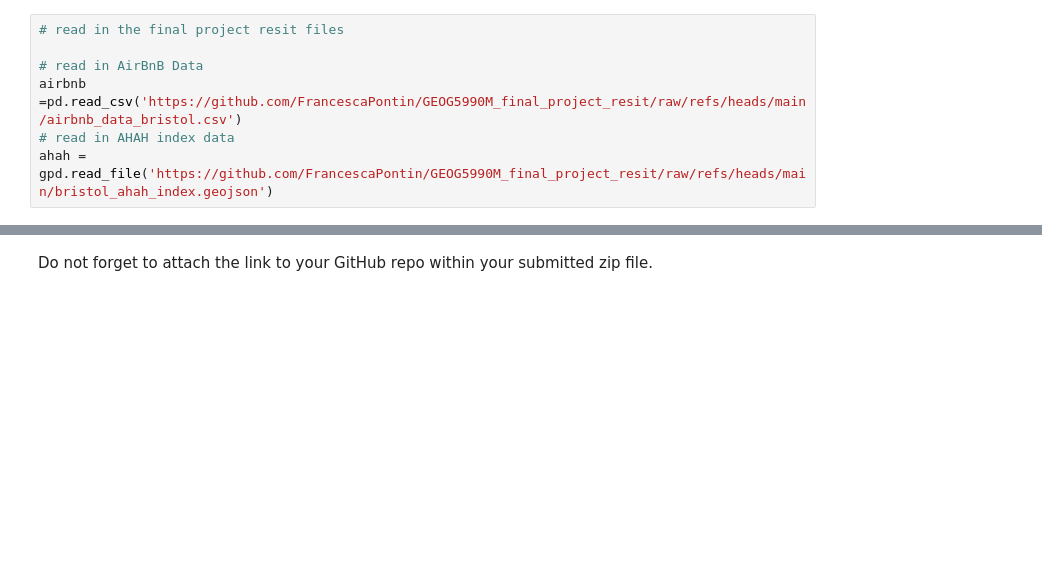
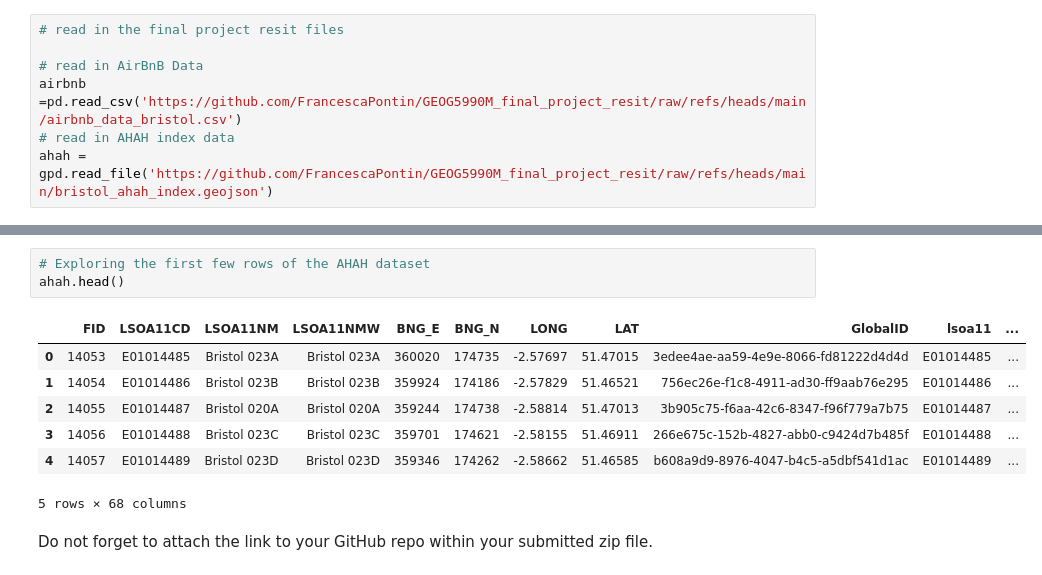
Before and after one commit to deeptanghosh02/GEOG5990M_Deeptanshu-Ghosh, a Jupyter notebook: GEOG5990M_Final_Project_resit.ipynb, the cells around one changed output, grey strips where cells are left out. Cells and saved outputs as stored; diff of their text form; blank space fills up the shorter version.

```diff
--- a/GEOG5990M_Final_Project_resit.ipynb
+++ b/GEOG5990M_Final_Project_resit.ipynb
@@ -123,3 +160,14 @@ ahah = gpd.read_file('https://github.com/FrancescaPontin/GEOG5990M_final_project
+# %%
+# Exploring the first few rows of the AHAH dataset
+ahah.head()
+# %% [output]
+|  | FID | LSOA11CD | LSOA11NM | LSOA11NMW | BNG_E | BNG_N | LONG | LAT | GlobalID | lsoa11 | ... |
+| 0 | 14053 | E01014485 | Bristol 023A | Bristol 023A | 360020 | 174735 | -2.57697 | 51.47015 | 3edee4ae-aa59-4e9e-8066-fd81222d4d4d | E01014485 | ... |
+| 1 | 14054 | E01014486 | Bristol 023B | Bristol 023B | 359924 | 174186 | -2.57829 | 51.46521 | 756ec26e-f1c8-4911-ad30-ff9aab76e295 | E01014486 | ... |
+| 2 | 14055 | E01014487 | Bristol 020A | Bristol 020A | 359244 | 174738 | -2.58814 | 51.47013 | 3b905c75-f6aa-42c6-8347-f96f779a7b75 | E01014487 | ... |
+| 3 | 14056 | E01014488 | Bristol 023C | Bristol 023C | 359701 | 174621 | -2.58155 | 51.46911 | 266e675c-152b-4827-abb0-c9424d7b485f | E01014488 | ... |
+| 4 | 14057 | E01014489 | Bristol 023D | Bristol 023D | 359346 | 174262 | -2.58662 | 51.46585 | b608a9d9-8976-4047-b4c5-a5dbf541d1ac | E01014489 | ... |
+5 rows × 68 columns
 # %% [markdown]
 Do not forget to attach the link to your GitHub repo within your submitted zip file.
 # %% [markdown]
```
Also changed, not shown: parts of 3 cells of this notebook.
